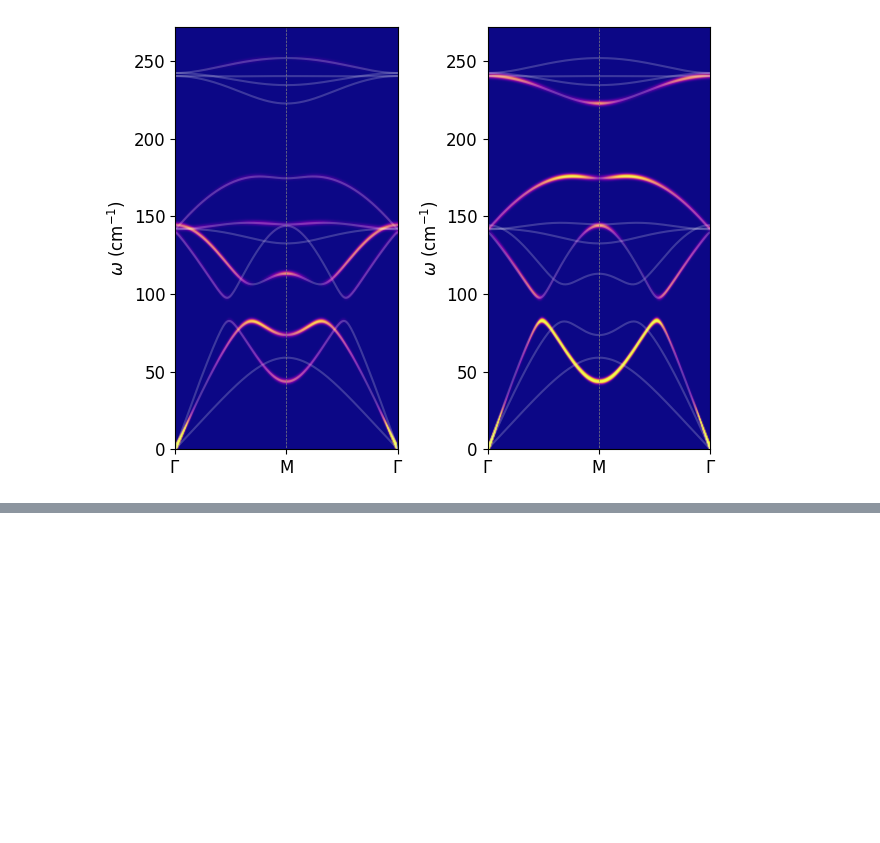
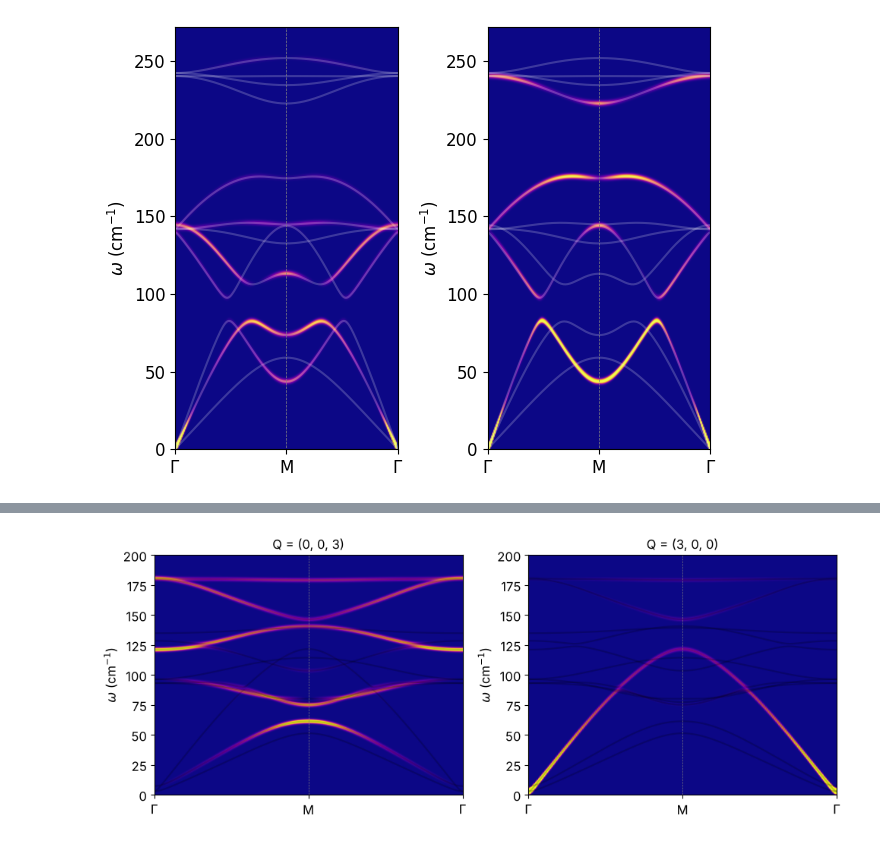
Before and after one commit to ManexAlkorta/mnx, a Jupyter notebook: Tutorial/DynMatrix.ipynb, the cells around one changed output, grey strips where cells are left out. Drawn from its saved outputs; the diff is of its cells as text; code cells hidden in the pictures; blank space fills up the shorter version.

```diff
--- a/Tutorial/DynMatrix.ipynb
+++ b/Tutorial/DynMatrix.ipynb
@@ -516,0 +552,10 @@ plt.tight_layout()
+# %%
+f, axs = plt.subplots(1, 2, figsize=(10, 4))
+
+axs[0], mmap_003, grid_x, grid_y = mnx.io.map_from_bands(axs[0], qpath, bands_MnTe, xticks, xlabels, structure_factor_003, emin=0, emax=200, sigma=1, vmax=5e-3)
+axs[1], mmap_300, grid_x, grid_y = mnx.io.map_from_bands(axs[1], qpath, bands_MnTe, xticks, xlabels, structure_factor_300, emin=0, emax=200, sigma=1, vmax=1e-1)
+axs[0].set_title("Q = (0, 0, 3)")
+axs[1].set_title("Q = (3, 0, 0)")
+plt.tight_layout()
+# %% [output]
+[figure, added]
```
Also changed, not shown: parts of 3 cells of this notebook.
